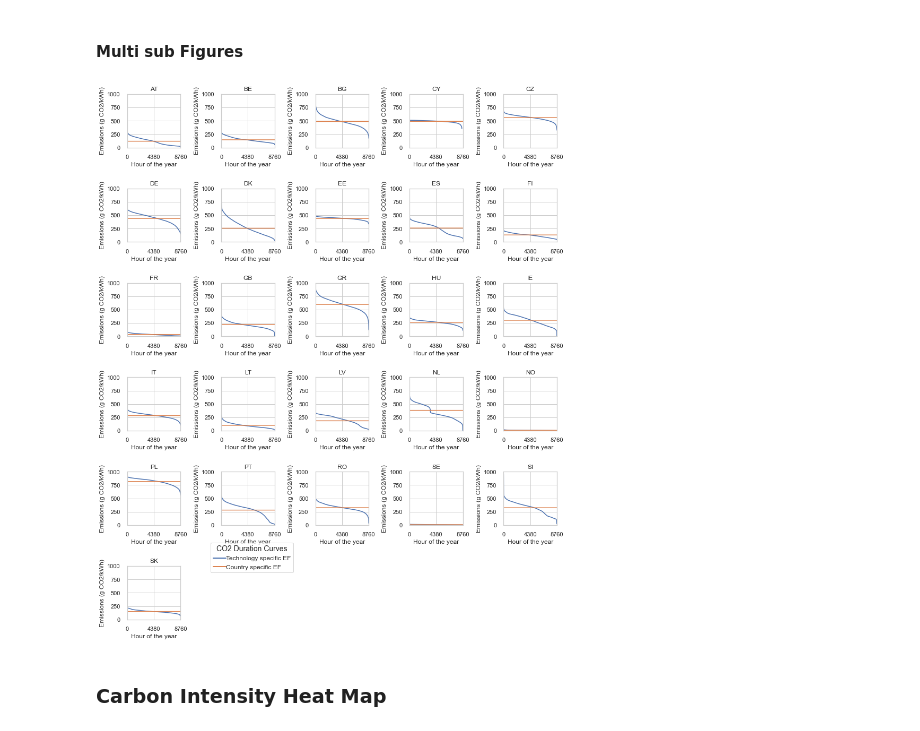
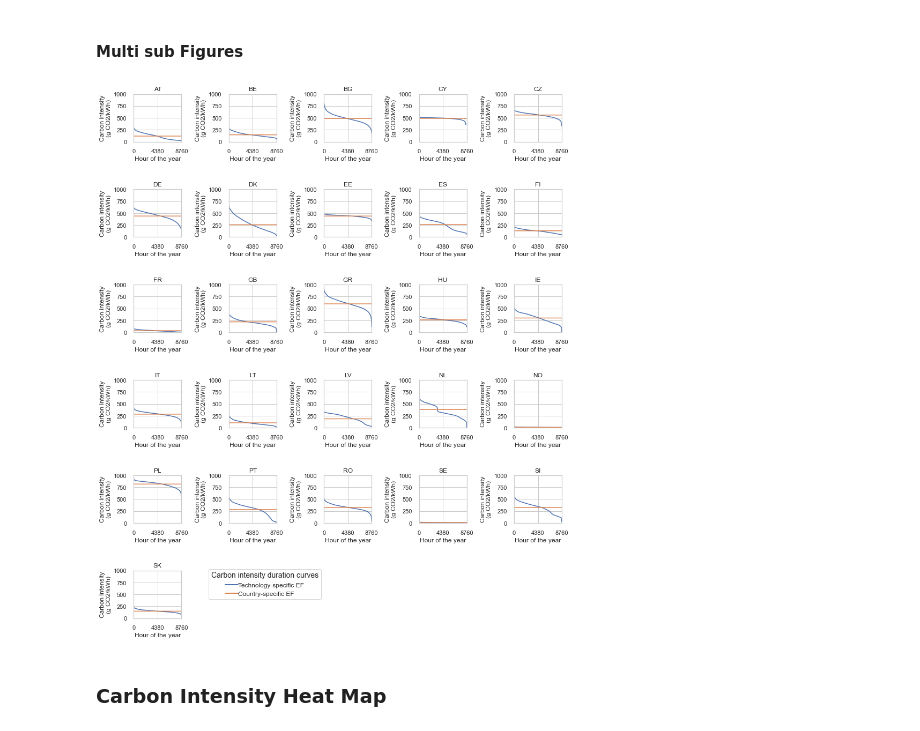
Before and after one commit to INATECH-CIG/CO2_emissions_factors, a Jupyter notebook: CO2 Signals.ipynb, the cells around one changed output. Drawn from its saved outputs; the diff is of its cells as text; code cells hidden in the pictures.

```diff
--- a/CO2 Signals.ipynb
+++ b/CO2 Signals.ipynb
@@ -913,38 +913,38 @@ size = 2.5
 
 fig.set_size_inches(size*n_cols,size*n_rows)
 
 
 for i, country in enumerate(c):
     i_row = i // n_cols
     i_col = i % n_cols
 
     ax = axes[i_row,i_col]
 
     ax.plot(range(0,8760), Carbon_intensitiy_entsoe_gen_type[country].sort_values(ascending=False))
     ax.plot(range(0,8760), ([mean_Carbon_intensitiy_entsoe_gen_type[country]]*8760))
 
     ax.set_title(country, fontsize=12)
     ax.set_xlim(0,8760)
     ax.set_ylim(0,1000)
 
     ax.set_xticks([0,4380,8760])
 
     ax.set_xlabel("Hour of the year", fontsize=12)
-    ax.set_ylabel("Emissions (g CO2/kWh)", fontsize=12)
+    ax.set_ylabel("Carbon intensity\n(g CO2/kWh)", fontsize=12)
     ax.set_aspect(8.760)
     fig.tight_layout()
 
 handles = [Line2D([0], [0], color='C0', lw=2),
            Line2D([0], [0], color='C1', lw=2)
            ]
 
-labels = ['Technology specific EF','Country specific EF']
+labels = ['Technology-specific EF','Country-specific EF']
 
-l2 = ax.legend(handles, labels,  loc='upper left', bbox_to_anchor=(1.50, 1.50),
+l2 = ax.legend(handles, labels,  loc='upper left', bbox_to_anchor=(1.50, 1.10),
                    handletextpad=0., columnspacing=0.5, ncol=1,
-                   title='CO2 Duration Curves', fontsize=12, title_fontsize= 14, frameon=True)
+                   title='Carbon intensity duration curves', fontsize=12, title_fontsize= 14, frameon=True)
 # %% [output]
-[figure, old version]
+[figure, new version]
 # %%
 fig.savefig(os.path.join(output_directory_path + '/CO2_duration_curve.png'),bbox_extra_artists=(l2,), bbox_inches='tight')
 # %% [markdown]
```
Also changed, not shown: parts of 7 cells of this notebook.
